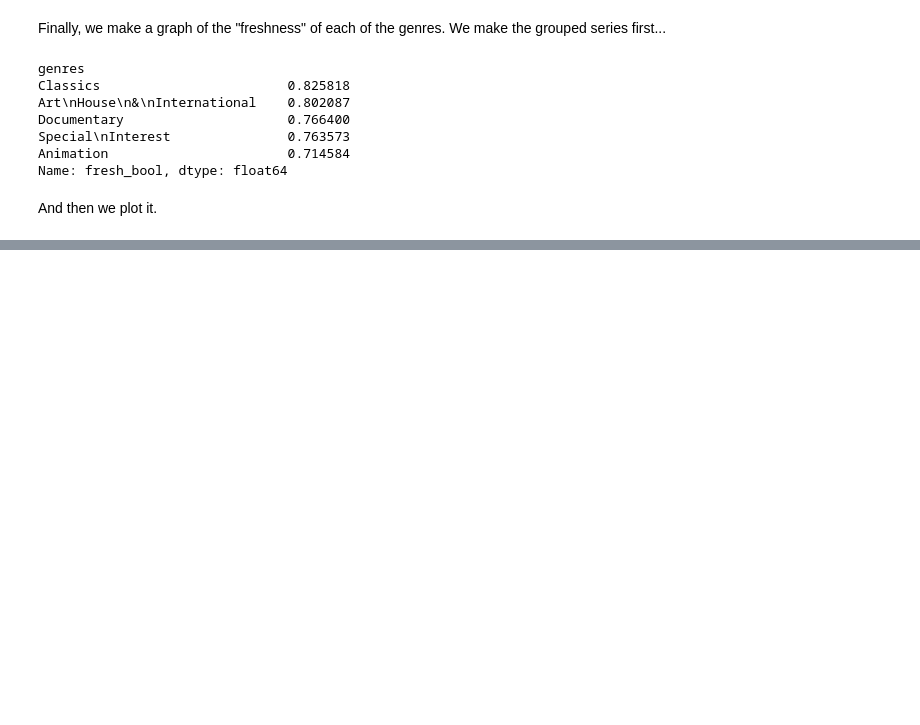
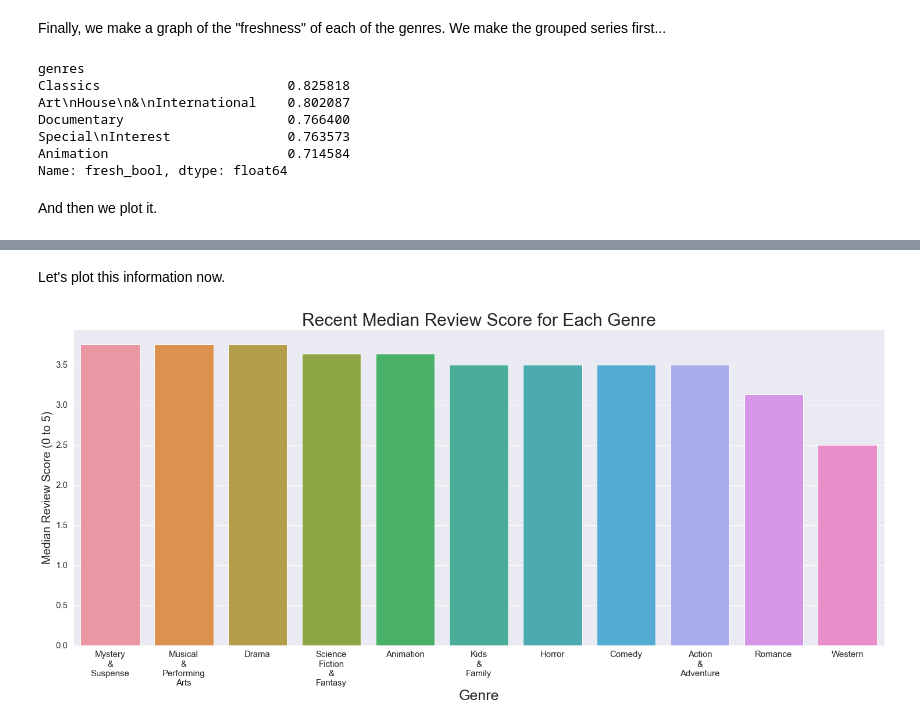
Before and after one commit to andre3000y/Movie_box_office_analysis, a Jupyter notebook: The Notebook.ipynb, the cells around one changed output, grey strips where cells are left out. Drawn from its saved outputs; the diff is of its cells as text; code cells hidden in the pictures; blank space fills up the shorter version.

```diff
--- a/The Notebook.ipynb
+++ b/The Notebook.ipynb
@@ -571,0 +597,5 @@ df_ract.head()
+# %%
+cutoff = time.strptime('2016-01-01', '%Y-%m-%d')
+
+df_rotrec = df_rot.loc[df_rot['original_release_date'] >= cutoff]
+df_rotrec.head()
@@ -571,0 +613,4 @@ df_ract.head()
+# %%
+df_recgen = df_rotrec.explode('genres')
+print(df_recgen.shape)
+df_recgen.head()
@@ -571,0 +629,4 @@ df_ract.head()
+# %%
+df_g_sc_rec = df_recgen.groupby('genres')['review_score'].median().sort_values(ascending = False)
+df_g_sc_rec.index = df_g_sc_rec.index.map(lambda x: x.replace(' ','\n')) #this is to make the graph look cleaner. Replace spaces with new lines
+df_g_sc_rec.head()
@@ -571,0 +641,13 @@ df_ract.head()
+# %% [markdown]
+Let's plot this information now.
+# %%
+fig5, ax5 = plt.subplots(figsize = (25,10))
+ax5 = sns.barplot(x = df_g_sc_rec.index, y = df_g_sc_rec.values)
+
+ax5.set_title('Recent Median Review Score for Each Genre', fontsize = 30)
+ax5.set_xlabel('Genre', fontsize = 25)
+ax5.set_ylabel('Median Review Score (0 to 5)', fontsize = 20)
+ax5.tick_params(axis = 'both', labelsize = 15)
+plt.savefig('images/rec_median_sc_gen');
+# %% [output]
+[figure, added]
```
Also changed, not shown: parts of 25 cells of this notebook, 6 other files.
